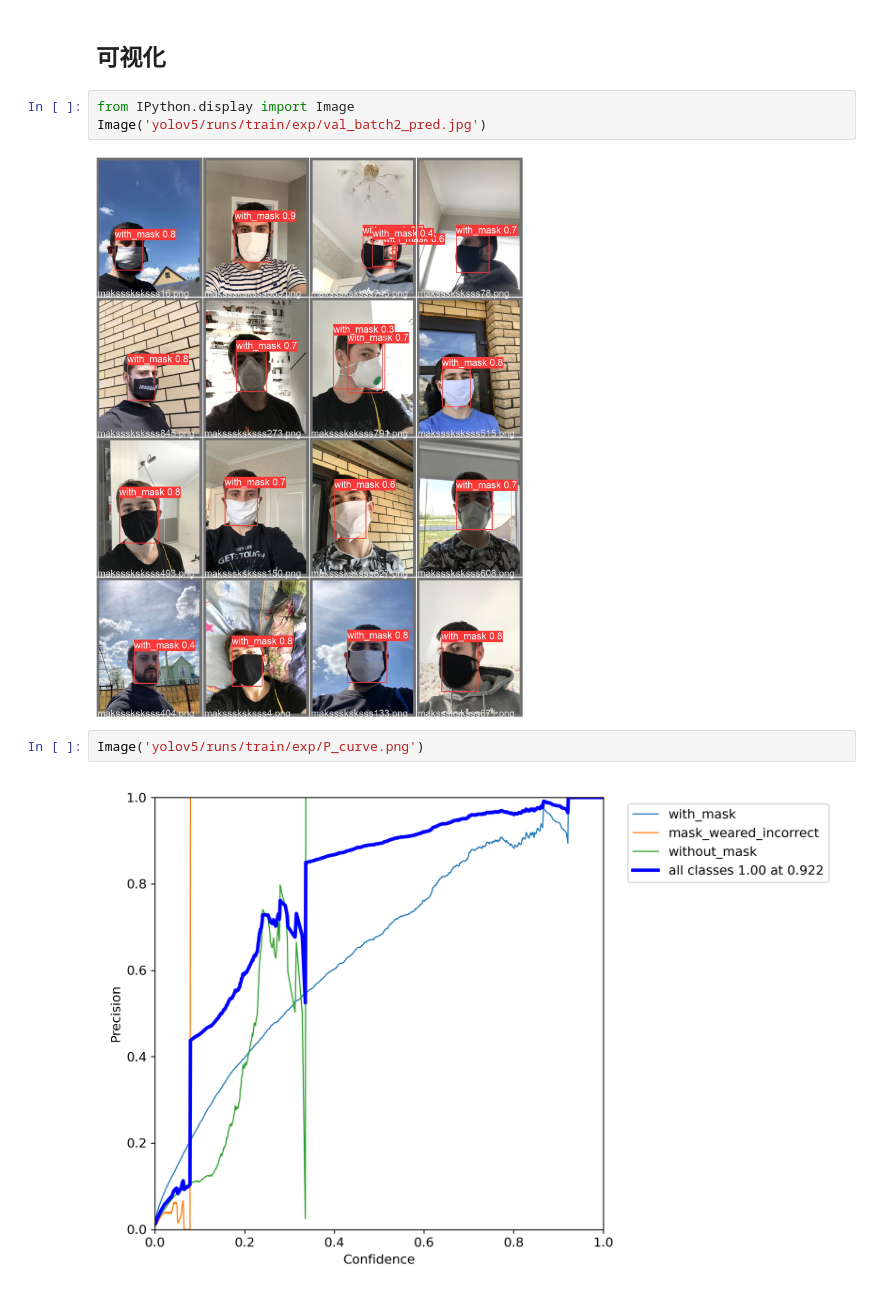
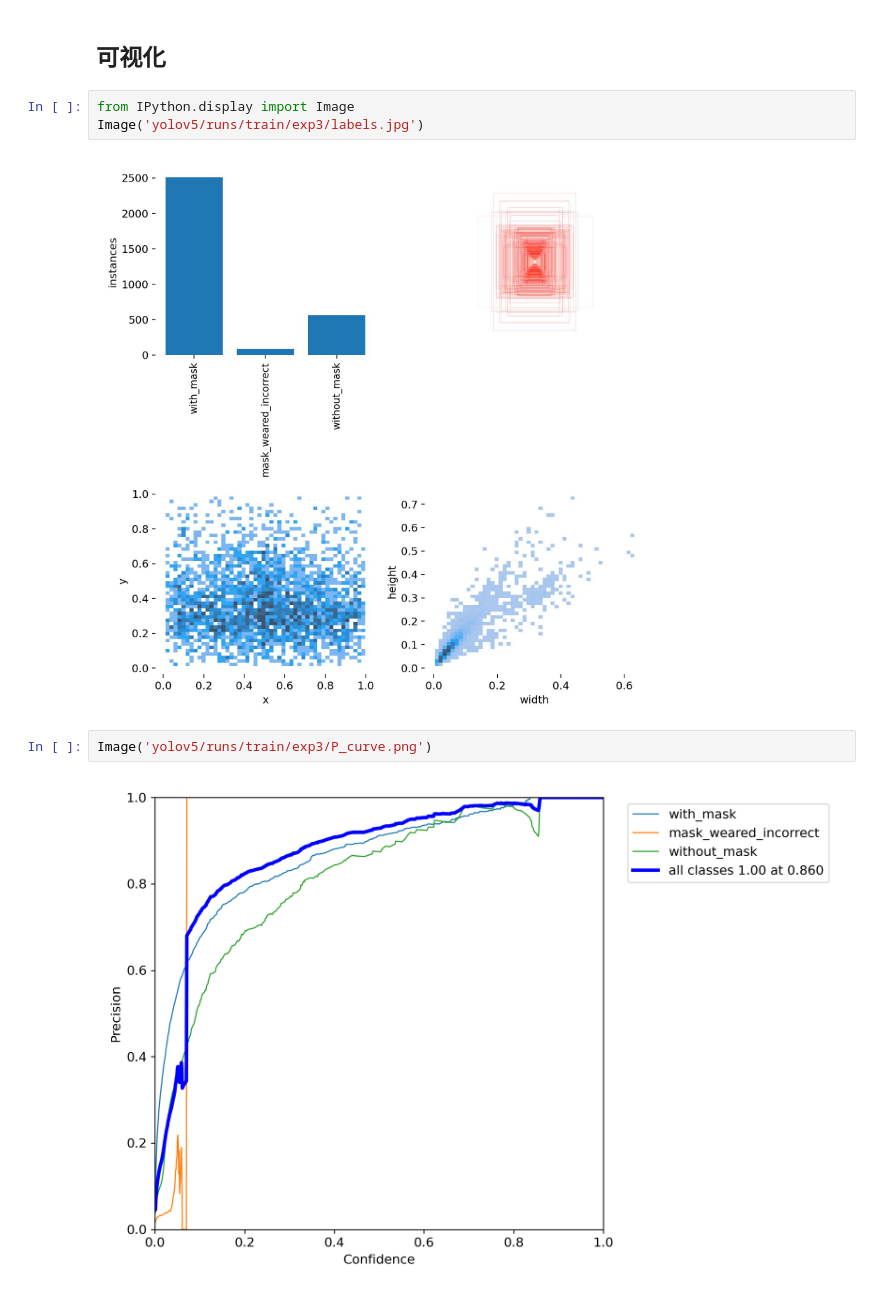
Before and after one commit to daobook/pytorch-book, a Jupyter notebook: docs/yolo/face-mask/01_train.ipynb, the cells around one changed output. Saved outputs shown, nothing was run; the diff lists cells and outputs as text.

Commit message:
修改：     docs/yolo/face-mask/01_train.ipynb

```diff
--- a/docs/yolo/face-mask/01_train.ipynb
+++ b/docs/yolo/face-mask/01_train.ipynb
@@ -63,11 +53,11 @@ Results saved to yolov5/runs/train/exp2
 ## 可视化
 # %%
 from IPython.display import Image
-Image('yolov5/runs/train/exp/val_batch2_pred.jpg')
+Image('yolov5/runs/train/exp3/labels.jpg')
 # %% [output]
-[figure, old version]
+[figure, new version]
 # %%
-Image('yolov5/runs/train/exp/P_curve.png')
+Image('yolov5/runs/train/exp3/P_curve.png')
 # %% [output]
-[figure, old version]
+[figure, new version]
 # %%
```
Also changed, not shown: parts of 11 cells of this notebook, 2 other files.
